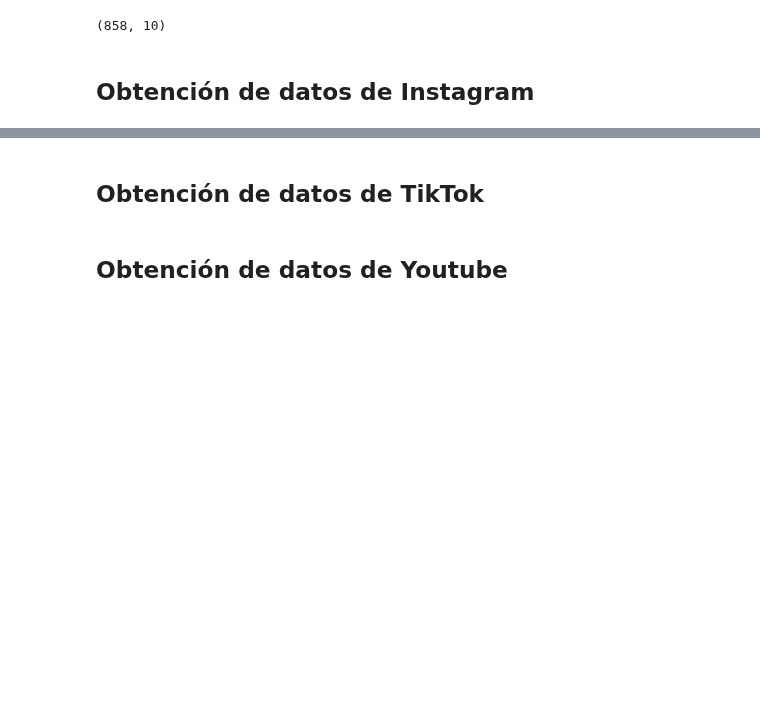
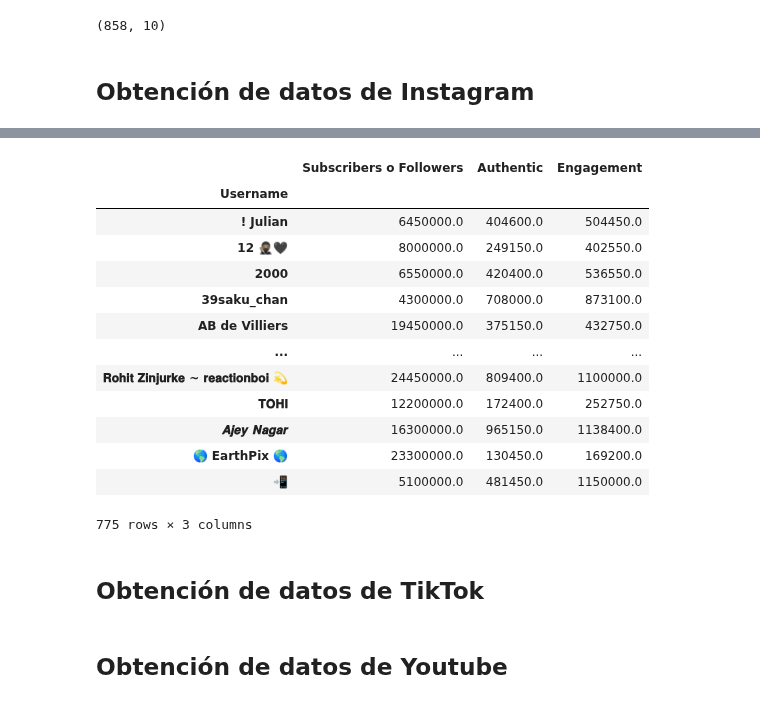
Before and after one commit to MonicaGonzalez30/CienciaDatosLasChicasSuperpoderosas, a Jupyter notebook: Proyectos/Unidad2/Redes_Sociales.ipynb, the cells around one changed output, grey strips where cells are left out. Drawn from its saved outputs; the diff is of its cells as text; code cells hidden in the pictures; blank space fills up the shorter version.

```diff
--- a/Proyectos/Unidad2/Redes_Sociales.ipynb
+++ b/Proyectos/Unidad2/Redes_Sociales.ipynb
@@ -535,3 +582,23 @@ df_Youtube.shape
+# %%
+#Obtiene el promedio de las columnas solicitadas por cada cuenta
+columnas = ['Subscribers o Followers','Authentic','Engagement']
+Promedios = df_Insta.groupby('Username')[columnas].mean()
+Promedios
+# %% [output]
+|  | Subscribers o Followers | Authentic | Engagement |
+| Username |  |  |  |
+| ! Julian | 6450000.0 | 404600.0 | 504450.0 |
+| 12 🥷🏽🖤 | 8000000.0 | 249150.0 | 402550.0 |
+| 2000 | 6550000.0 | 420400.0 | 536550.0 |
+| 39saku_chan | 4300000.0 | 708000.0 | 873100.0 |
+| AB de Villiers | 19450000.0 | 375150.0 | 432750.0 |
+| ... | ... | ... | ... |
+| 𝐑𝐨𝐡𝐢𝐭 𝐙𝐢𝐧𝐣𝐮𝐫𝐤𝐞 ~ 𝐫𝐞𝐚𝐜𝐭𝐢𝐨𝐧𝐛𝐨𝐢 💫 | 24450000.0 | 809400.0 | 1100000.0 |
+| 𝐓𝐎𝐇𝐈 | 12200000.0 | 172400.0 | 252750.0 |
+| 𝑨𝒋𝒆𝒚 𝑵𝒂𝒈𝒂𝒓 | 16300000.0 | 965150.0 | 1138400.0 |
+| 🌎 EarthPix 🌎 | 23300000.0 | 130450.0 | 169200.0 |
+| 📲 | 5100000.0 | 481450.0 | 1150000.0 |
+775 rows × 3 columns
 # %% [markdown]
 ## Obtención de datos de TikTok
 # %% [markdown]
```
Also changed, not shown: parts of 6 cells of this notebook.
